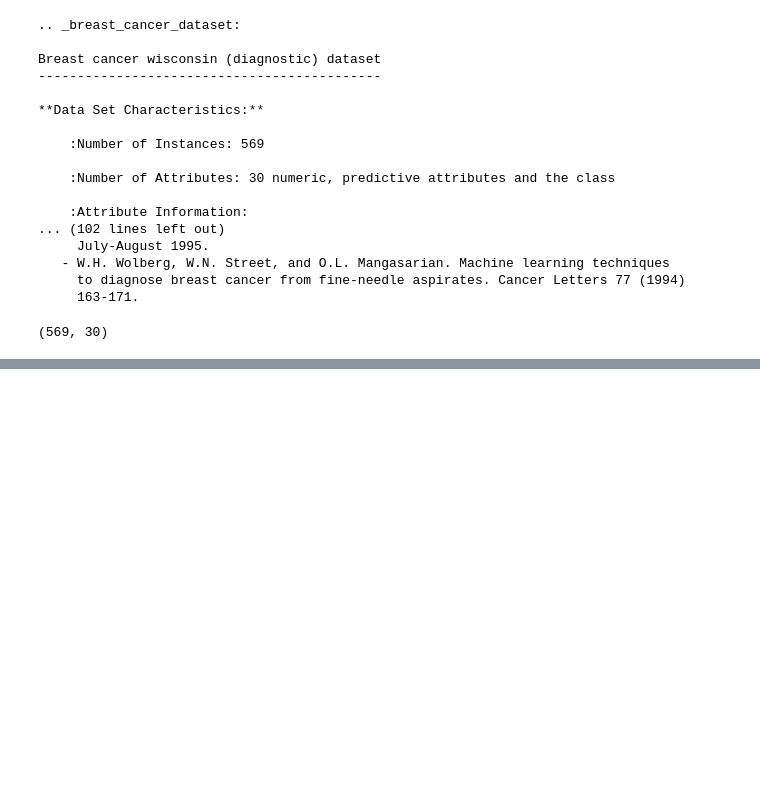
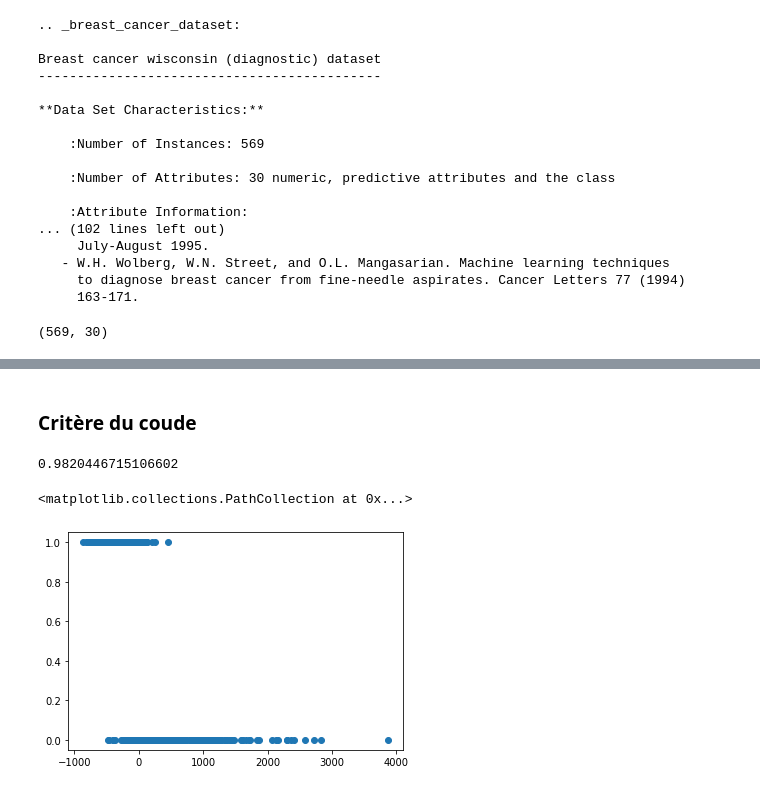
Before and after one commit to charles66820/CREMIfiles, a Jupyter notebook: acid/td/td06.ipynb, the cells around one changed output, grey strips where cells are left out. Saved outputs shown, nothing was run; the diff lists cells and outputs as text; code cells hidden in the pictures; blank space fills up the shorter version.

```diff
--- a/acid/td/td06.ipynb
+++ b/acid/td/td06.ipynb
@@ -255,6 +255,7 @@ Breast cancer wisconsin (diagnostic) dataset
      163-171.
 # %%
 X = cancer.data
+Y = cancer.target
 X.shape
 # %% [output]
 (569, 30)
@@ -261,5 +283,5 @@ X.shape
 # %%
 from sklearn.decomposition import PCA
 pca = PCA(n_components=1)
-pca.fit(cancer)
+pca.fit(X)
 # %% [output]
@@ -267,4 +289,4 @@ TypeError: float() argument must be a string or a number, not 'Bunch'
 # %%
-Y = pca.transform(cancer)
-print(Y.T)
+prjY = pca.transform(X)
+print(prjY.T)
 # %% [output]
@@ -272,0 +310,12 @@ print(Y.T)
+# %% [markdown]
+### Critère du coude
+# %%
+print(pca.explained_variance_ratio_.sum())
+# %% [output]
+0.9820446715106602
+# %%
+import matplotlib.pyplot as plt
+plt.scatter(prjY, Y)
+# %% [output]
+<matplotlib.collections.PathCollection at 0x...>
+[figure, added]
```
Also changed, not shown: parts of 16 cells of this notebook, 1 other file.
